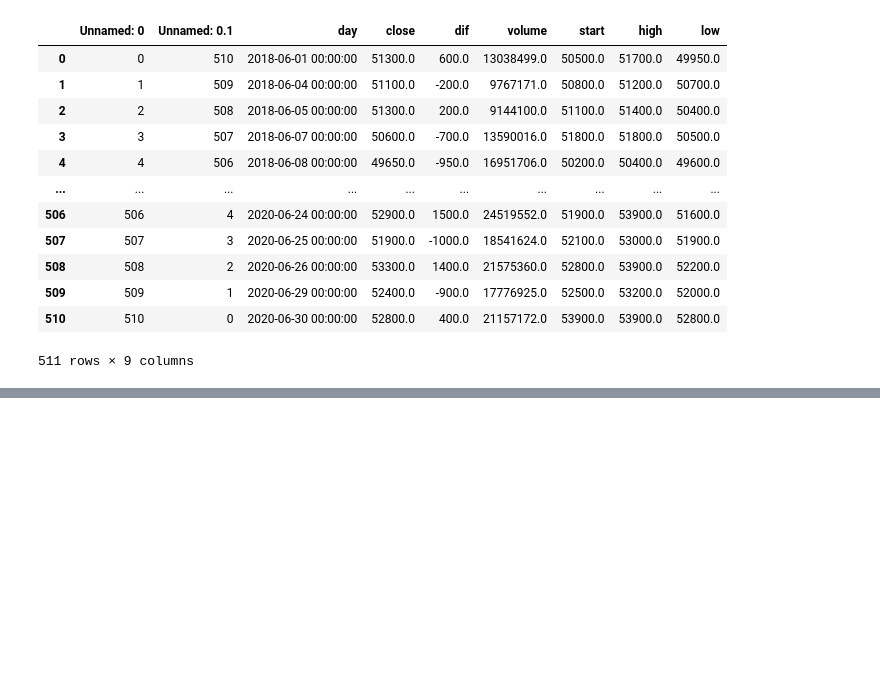
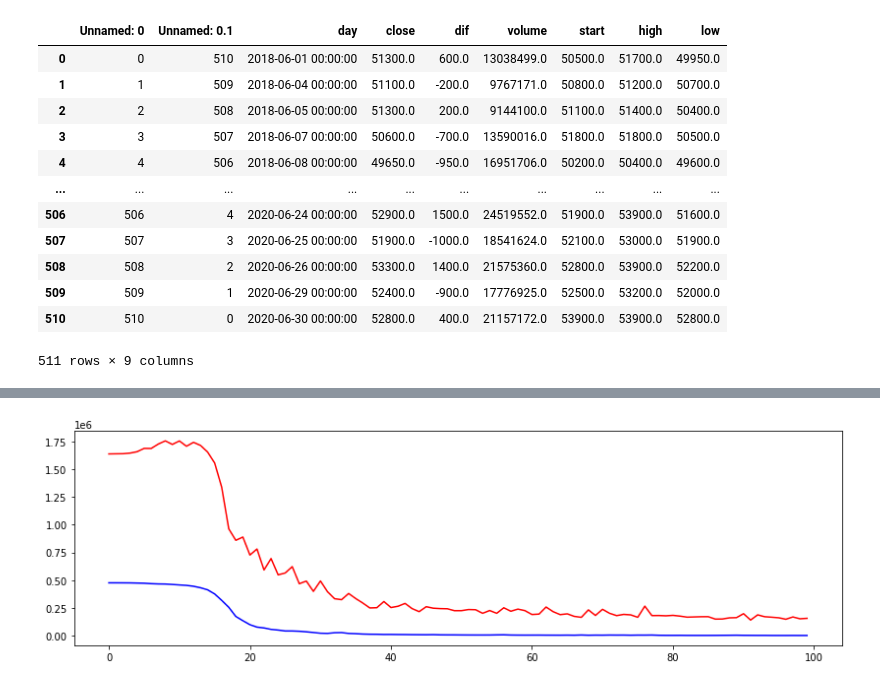
Before and after one commit to sjbaek12/sjbaek12.github.io, a Jupyter notebook: 주가예측_LSTM.ipynb, the cells around one changed output, grey strips where cells are left out. Cells and saved outputs as stored; diff of their text form; code cells hidden in the pictures; blank space fills up the shorter version.

```diff
--- a/주가예측_LSTM.ipynb
+++ b/주가예측_LSTM.ipynb
@@ -380,0 +451,11 @@ data
+# %%
+x_train_L5 = data_n_L[0:400]
+x_val_L5 = data_n_L[400:500]
+y_train_L5= data_n_d[0:400]
+y_val_L5 = data_n_d[400:500]
+# %%
+mean_L5 = np.mean(x_train_L5, axis=0)
+std_L5 = np.std(x_train_L5, axis=0)
+
+x_train_L5_r = (x_train_L5 - mean_L5)/std_L5
+x_val_L5_r = (x_val_L5 - mean_L5)/std_L5
@@ -380,0 +470,12 @@ data
+# %%
+input2 = Input(shape=(5,5))
+dense2 = LSTM(120)(input2)
+dense2 = Dense(120)(dense2)
+dense2 = Dense(60)(dense2)
+dense2 = Dense(30)(dense2)
+#model.add(LSTM(60, input_shape=(1,5)))  # input_shape는 타임스텝수, 특성의 수
+#model.add(LSTM(20))
+output2 = Dense(1)(dense2)
+
+model = Model(inputs= input2, outputs=output2)
+model.summary()
@@ -380,0 +503,3 @@ data
+# %%
+model.compile(loss='mse', optimizer='adam', metrics=['mae'])
+history = model.fit(x_train_L5_r, y_train_L5, validation_data = (x_val_L5_r, y_val_L5), epochs=100)
@@ -380,0 +524,11 @@ data
+# %%
+import matplotlib.pyplot as plt
+
+plt.rcParams["figure.figsize"] = (14,4)
+
+
+plt.plot(history.history['loss'], 'b')
+plt.plot(history.history['val_loss'], 'r')
+plt.show()
+# %% [output]
+[figure, added]
```
Also changed, not shown: parts of 23 cells of this notebook.
